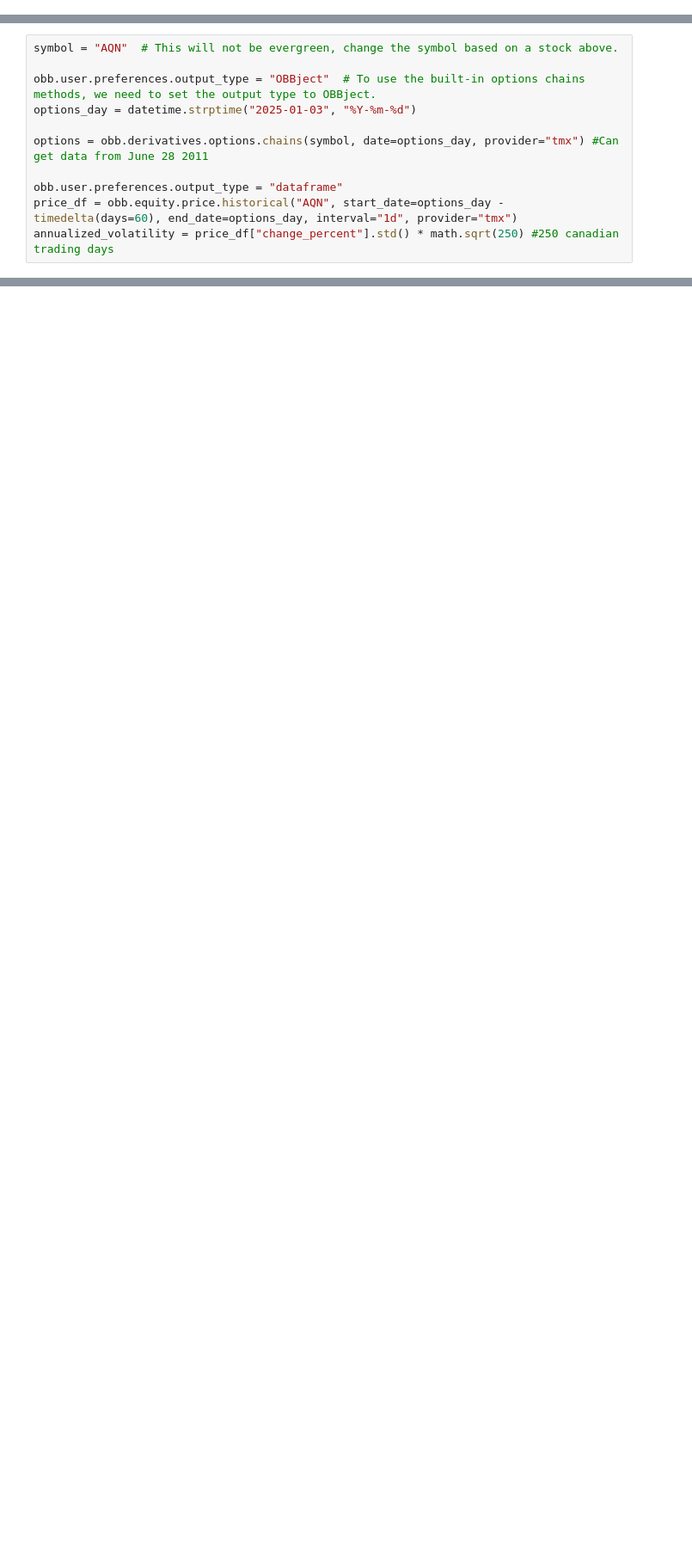
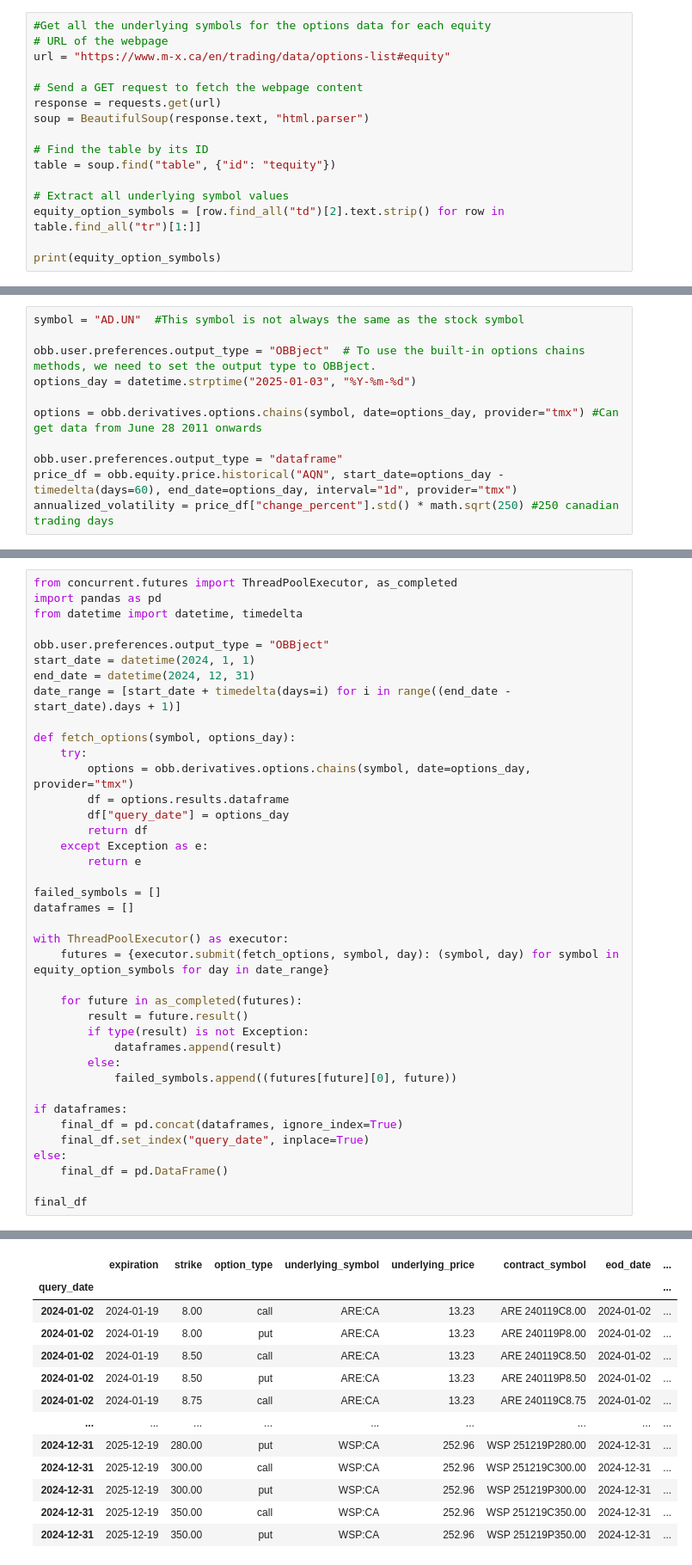
Before and after one commit to 3752V/CA-options-pricing, a Jupyter notebook: black-scholes.ipynb, the cells around one changed output, grey strips where cells are left out. Shown at 86% size. Drawn from its saved outputs; the diff is of its cells as text; blank space fills up the shorter version.

Commit message:
added data files and code to load all stock options data/options symbols

```diff
--- a/black-scholes.ipynb
+++ b/black-scholes.ipynb
@@ -8 +14,17 @@ import math
 obb.user.preferences.output_type = "dataframe"
+# %%
+#Get all the underlying symbols for the options data for each equity
+# URL of the webpage
+url = "https://www.m-x.ca/en/trading/data/options-list#equity"
+
+# Send a GET request to fetch the webpage content
+response = requests.get(url)
+soup = BeautifulSoup(response.text, "html.parser")
+
+# Find the table by its ID
+table = soup.find("table", {"id": "tequity"})
+
+# Extract all underlying symbol values
+equity_option_symbols = [row.find_all("td")[2].text.strip() for row in table.find_all("tr")[1:]]
+
+print(equity_option_symbols)
@@ -9,10 +107,10 @@ obb.user.preferences.output_type = "dataframe"
 # %%
-symbol = "AQN"  # This will not be evergreen, change the symbol based on a stock above.
+symbol = "AD.UN"  #This symbol is not always the same as the stock symbol
 
 obb.user.preferences.output_type = "OBBject"  # To use the built-in options chains methods, we need to set the output type to OBBject.
 options_day = datetime.strptime("2025-01-03", "%Y-%m-%d")
 
-options = obb.derivatives.options.chains(symbol, date=options_day, provider="tmx") #Can get data from June 28 2011
+options = obb.derivatives.options.chains(symbol, date=options_day, provider="tmx") #Can get data from June 28 2011 onwards
 
 obb.user.preferences.output_type = "dataframe"
 price_df = obb.equity.price.historical("AQN", start_date=options_day - timedelta(days=60), end_date=options_day, interval="1d", provider="tmx")
@@ -19,0 +145,40 @@ annualized_volatility = price_df["change_percent"].std() * math.sqrt(250) #250 c
+# %%
+from concurrent.futures import ThreadPoolExecutor, as_completed
+import pandas as pd
+from datetime import datetime, timedelta
+
+obb.user.preferences.output_type = "OBBject"
+start_date = datetime(2024, 1, 1)
+end_date = datetime(2024, 12, 31)
+date_range = [start_date + timedelta(days=i) for i in range((end_date - start_date).days + 1)]
+
+def fetch_options(symbol, options_day):
+    try:
+        options = obb.derivatives.options.chains(symbol, date=options_day, provider="tmx")
+        df = options.results.dataframe
+        df["query_date"] = options_day
+        return df
+    except Exception as e:
+        return e
+
+failed_symbols = []
+dataframes = []
+
+with ThreadPoolExecutor() as executor:
+    futures = {executor.submit(fetch_options, symbol, day): (symbol, day) for symbol in equity_option_symbols for day in date_range}
+
+    for future in as_completed(futures):
+        result = future.result()
+        if type(result) is not Exception:
+            dataframes.append(result)
+        else:
+            failed_symbols.append((futures[future][0], future))
+
+if dataframes:
+    final_df = pd.concat(dataframes, ignore_index=True)
+    final_df.set_index("query_date", inplace=True)
+else:
+    final_df = pd.DataFrame()
+
+final_df
+# %% [output]
@@ -19,0 +202,13 @@ annualized_volatility = price_df["change_percent"].std() * math.sqrt(250) #250 c
+|  | expiration | strike | option_type | underlying_symbol | underlying_price | contract_symbol | eod_date | ... |
+| query_date |  |  |  |  |  |  |  | ... |
+| 2024-01-02 | 2024-01-19 | 8.00 | call | ARE:CA | 13.23 | ARE 240119C8.00 | 2024-01-02 | ... |
+| 2024-01-02 | 2024-01-19 | 8.00 | put | ARE:CA | 13.23 | ARE 240119P8.00 | 2024-01-02 | ... |
+| 2024-01-02 | 2024-01-19 | 8.50 | call | ARE:CA | 13.23 | ARE 240119C8.50 | 2024-01-02 | ... |
+| 2024-01-02 | 2024-01-19 | 8.50 | put | ARE:CA | 13.23 | ARE 240119P8.50 | 2024-01-02 | ... |
+| 2024-01-02 | 2024-01-19 | 8.75 | call | ARE:CA | 13.23 | ARE 240119C8.75 | 2024-01-02 | ... |
+| ... | ... | ... | ... | ... | ... | ... | ... | ... |
+| 2024-12-31 | 2025-12-19 | 280.00 | put | WSP:CA | 252.96 | WSP 251219P280.00 | 2024-12-31 | ... |
+| 2024-12-31 | 2025-12-19 | 300.00 | call | WSP:CA | 252.96 | WSP 251219C300.00 | 2024-12-31 | ... |
+| 2024-12-31 | 2025-12-19 | 300.00 | put | WSP:CA | 252.96 | WSP 251219P300.00 | 2024-12-31 | ... |
+| 2024-12-31 | 2025-12-19 | 350.00 | call | WSP:CA | 252.96 | WSP 251219C350.00 | 2024-12-31 | ... |
+| 2024-12-31 | 2025-12-19 | 350.00 | put | WSP:CA | 252.96 | WSP 251219P350.00 | 2024-12-31 | ... |
```
Also changed, not shown: parts of 13 cells of this notebook, 3 other files.
